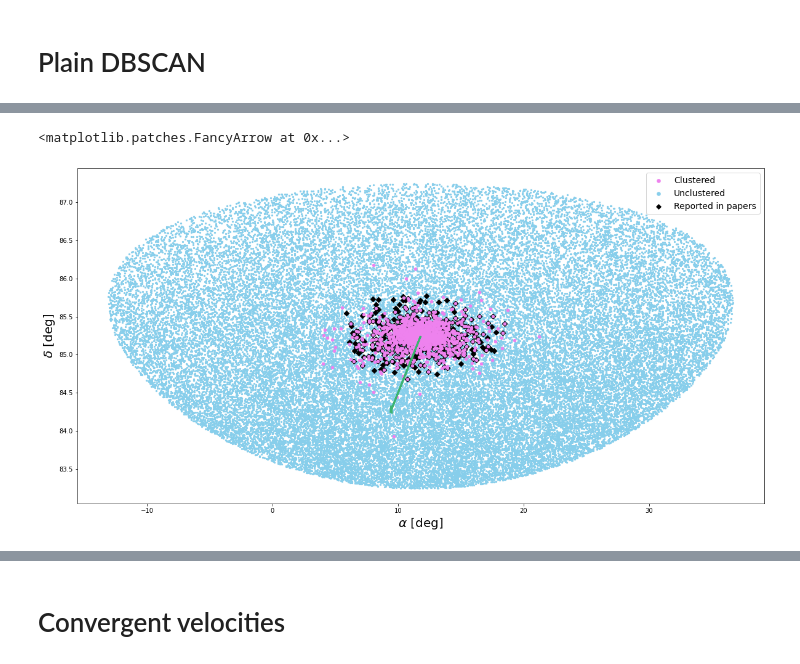
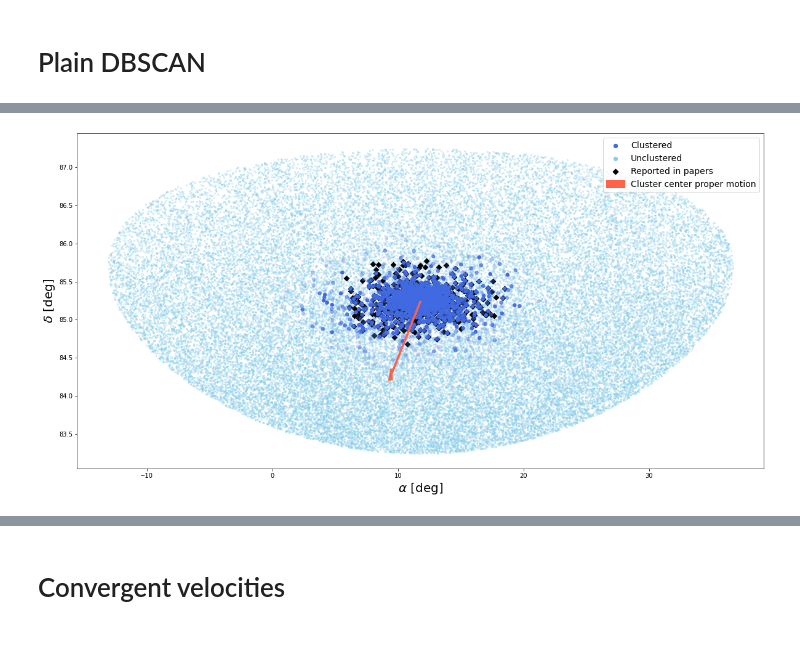
Before and after one commit to maja-jablonska/blue-stragglers-with-gaia, a Jupyter notebook: NGC 188.ipynb, the cells around one changed output, grey strips where cells are left out. Cells and saved outputs as stored; diff of their text form; code cells hidden in the pictures.

Commit message:
Cluster with uncertainties

```diff
--- a/NGC 188.ipynb
+++ b/NGC 188.ipynb
@@ -73,0 +80,3 @@ Clustered: 820/957
+# %%
+clustered = pd.concat(clustered_sets).drop_duplicates(subset=['source_id'])
+len(clustered)
@@ -73,0 +99,3 @@ Clustered: 820/957
+# %%
+occurences = clustered['source_id'].apply(lambda x:
+                                          sum([len(np.intersect1d(cs.source_id.values, [x])) for cs in clustered_sets]))
@@ -73,0 +108,3 @@ Clustered: 820/957
+# %%
+clustered['occurences'] = occurences/20.0
+clustered.head()
@@ -74,17 +119,31 @@ Clustered: 820/957
 # %%
-cluster_plot(clustered, gaiadr3, lit_dr3)
+plt.figure(figsize=(20, 10))
+plt.scatter(clustered.ra, clustered.dec,
+            color='royalblue', alpha=clustered.occurences, label='Clustered', zorder=2, s=30.)
+plt.scatter(noise.ra, noise.dec, color='skyblue', label='Unclustered', zorder=1, s=5., alpha=.3)
+plt.scatter(lit_dr3.ra, lit_dr3.dec, color='black', zorder=1,
+            marker='D', label='Reported in papers')
+
+plt.gca().set_xlabel('$\\alpha$ [deg]', fontsize=20);
+plt.gca().set_ylabel('$\delta$ [deg]', fontsize=20);
+
+
 plt.arrow(cp_ra,
           cp_dec,
           cp_pmra,
           cp_pmdec,
           linewidth=3.,
-          color='mediumseagreen',
-          head_width=0.1,
-          head_length=0.1,
-          zorder=4)
+          color='tomato',
+          head_width=0.15,
+          head_length=0.2,
+          zorder=4, label='Cluster center proper motion')
+
+lgnd = plt.legend(fontsize=14, loc='upper right');
+for handle in lgnd.legendHandles:
+    handle._sizes = [40];
+    handle._alpha = 1.;
 # %% [output]
-<matplotlib.patches.FancyArrow at 0x...>
-[figure, old version]
+[figure, new version]
 # %%
 cluster_plot_galactic(clustered, gaiadr3, lit_dr3)
 plt.arrow(galactic_coords.l.value,
```
Also changed, not shown: parts of 15 cells of this notebook, 7 other files.
